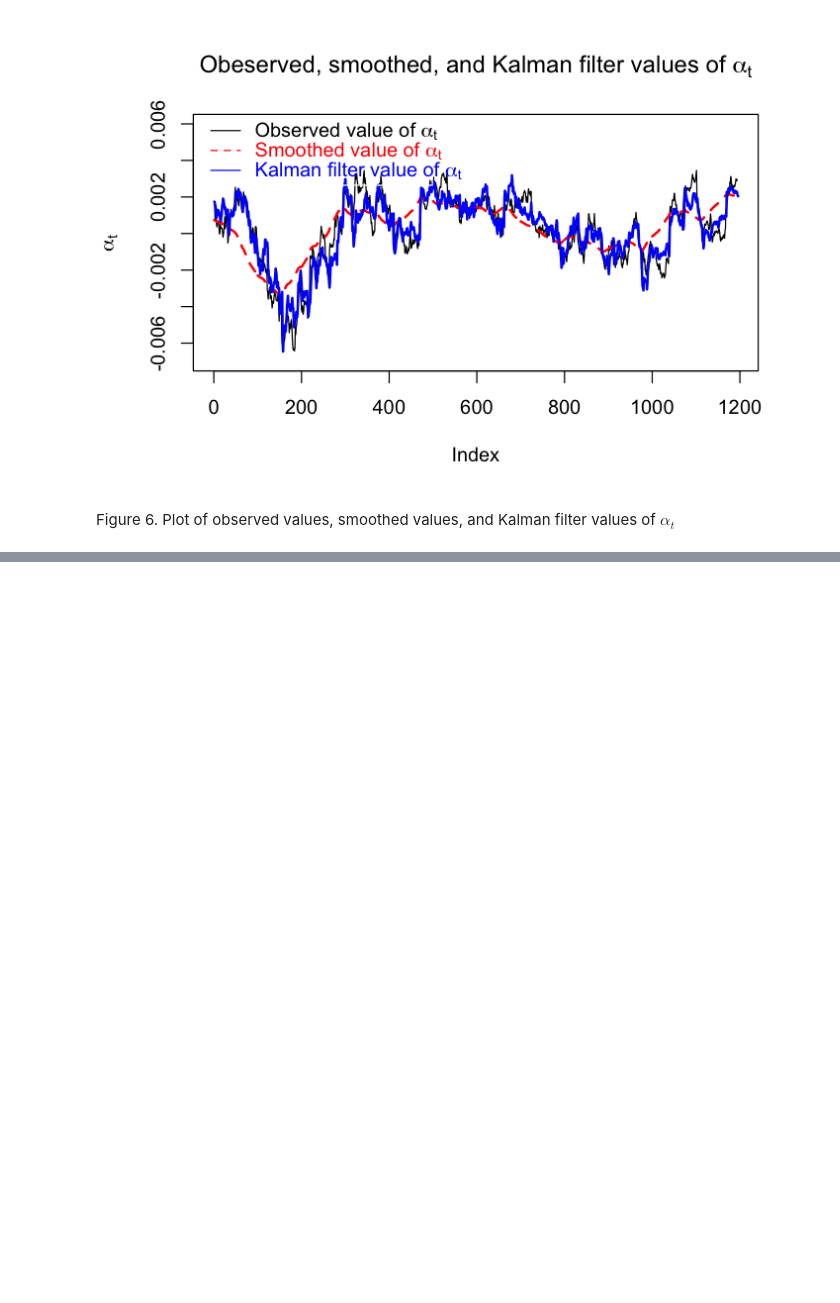
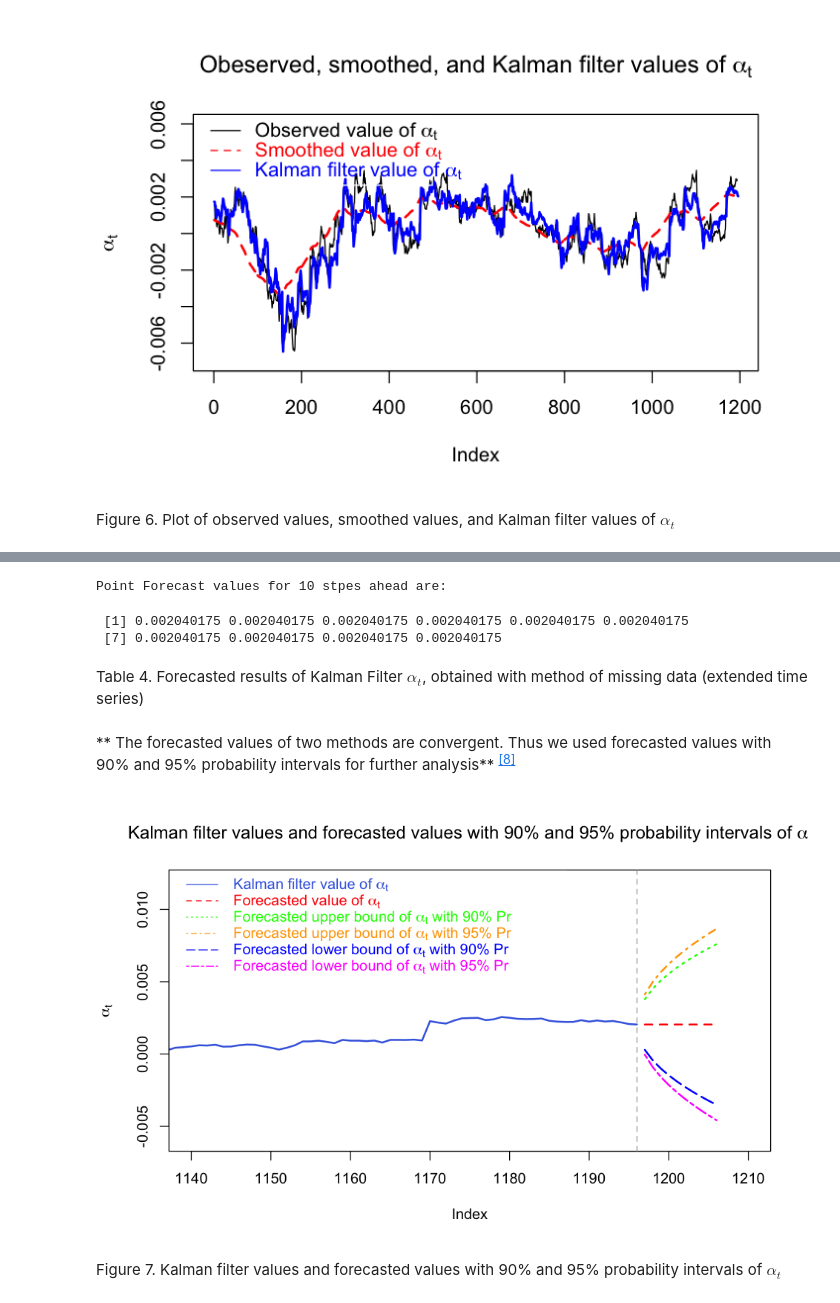
Before and after one commit to noisyoscillator/MTH9893_Time_Series, a Jupyter notebook: HW/HW5/MTH9893_HW5_Group01.ipynb, the cells around one changed output, grey strips where cells are left out. Cells and saved outputs as stored; diff of their text form; code cells hidden in the pictures; blank space fills up the shorter version.

```diff
--- a/HW/HW5/MTH9893_HW5_Group01.ipynb
+++ b/HW/HW5/MTH9893_HW5_Group01.ipynb
@@ -246,0 +290,7 @@ ERROR: Error in dlmForecast(llmFilter, nAhead = 10, method = "plain"): dlmForeca
+# %%
+# Add 10 NA to the end of rt
+nAhead<- 10
+rtExt<- rt # copy rt
+for (i in 1:nAhead){
+    rtExt[length(rtExt)+1]<- NA  # Length of rtExt will add 1 during each loop
+}
@@ -246,0 +300,49 @@ ERROR: Error in dlmForecast(llmFilter, nAhead = 10, method = "plain"): dlmForeca
+# %%
+# Length of extended filter result
+nExt<- length(rtExtFilter$m[,1])
+cat('Point Forecast values for 10 stpes ahead are: ')
+rtExtFilter$m[(nExt-9):nExt,1]
+# %% [output]
+Point Forecast values for 10 stpes ahead are:
+ [1] 0.002040175 0.002040175 0.002040175 0.002040175 0.002040175 0.002040175
+ [7] 0.002040175 0.002040175 0.002040175 0.002040175
+# %% [markdown]
+Table 4. Forecasted results of Kalman Filter $\alpha_t$, obtained with method of missing data (extended time series)
+# %% [markdown]
+** The forecasted values of two methods are convergent. Thus we used forecasted values with 90% and 95% probability intervals for further analysis** <sup id="cite_ref-col" class="reference"><a href="#cite_note-col"><span>[</span>8<span>]</span></a></sup>
+# %%
+# Get the forecasted values
+foreX<-c()
+for (i in 1: nAhead){
+    foreX<- c(foreX, length(llmFilter$m[63:(length(llmFilter$m[,1])),1])+i) # index of forecasted values
+}
+foreP<- as.numeric(llmForecast$mean)
+foreU90<- as.numeric(llmForecast$upper[,1])  # Upper level of 90% probability interval
+foreU95<- as.numeric(llmForecast$upper[,2])  # Upper level of 95% probability interval
+foreD90<- as.numeric(llmForecast$lower[,1])  # Lower level of 90% probability interval
+foreD95<- as.numeric(llmForecast$lower[,2])  # Lower level of 95% probability interval
+# %%
+# Plot the Kalman filter alpha_t and forecasted alpha_t
+options(repr.plot.height=5, repr.plot.width=8)
+plot(llmFilter$m[63:(length(llmFilter$m[,1])),1],type='l',col='royalblue',
+     lwd=2,xlim=c(1140,1210),ylim=c(-0.006,0.012),ylab=expression(paste(alpha['t'])))
+abline(v=(foreX[1]-1),col='darkgrey',lty='dashed')
+lines(foreX,foreP,lty=2,pch=19,col='red',lwd=2)
+lines(foreX,foreU90,lty=3,col='green',lwd=2)
+lines(foreX,foreU95,lty=4,col='orange',lwd=2)
+lines(foreX,foreD90,lty=5,col=rainbow(6)[5],lwd=2)
+lines(foreX,foreD95,lty=6,col=rainbow(6)[6],lwd=2)
+legend('topleft',c(expression(paste("Kalman filter value of ",alpha['t'])),
+                   expression(paste("Forecasted value of ",alpha['t'])),
+                   expression(paste("Forecasted upper bound of ",alpha['t'],' with 90% Pr')),
+                   expression(paste("Forecasted upper bound of ",alpha['t'],' with 95% Pr')),
+                   expression(paste("Forecasted lower bound of ",alpha['t'],' with 90% Pr')),
+                   expression(paste("Forecasted lower bound of ",alpha['t'],' with 95% Pr'))),
+       lty=c(1,2,3,4,5,6),col=c('royalblue','red','green','orange',rainbow(6)[5],rainbow(6)[6]),
+       y.intersp=1.5,text.col=c('royalblue','red','green','orange',rainbow(6)[5],rainbow(6)[6]),
+       cex=1, inset=0.003,box.col='white')
+title(expression(paste("Kalman filter values and forecasted values with 90% and 95% probability intervals of ",alpha['t'])))
+# %% [output]
+[figure, added]
+# %% [markdown]
+Figure 7. Kalman filter values and forecasted values with 90% and 95% probability intervals of $\alpha_t$
```
Also changed, not shown: parts of 20 cells of this notebook.
